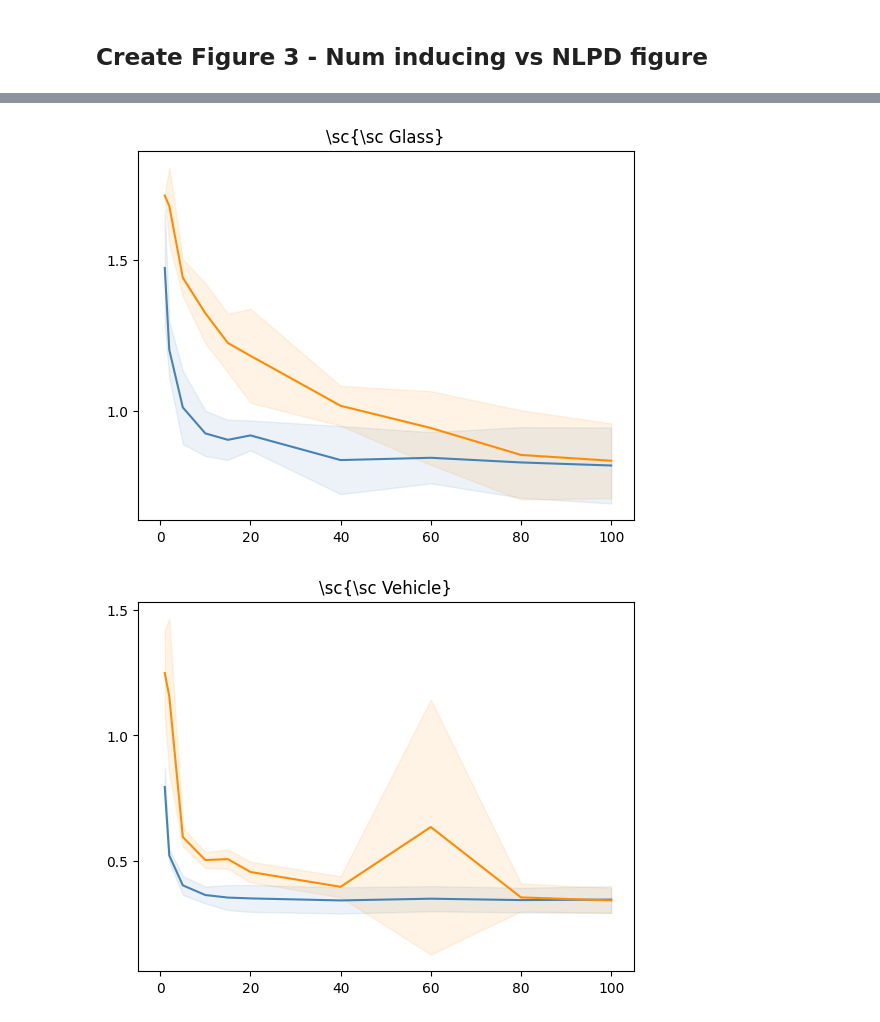
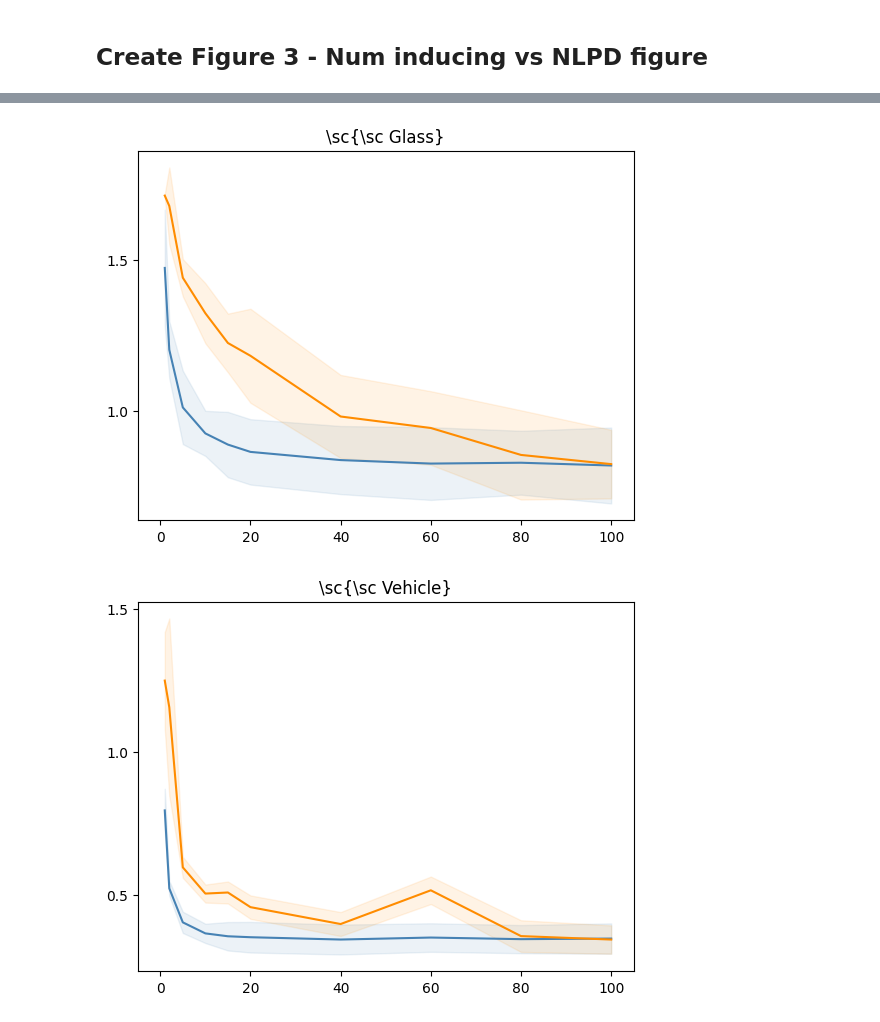
Before and after one commit to AaltoML/sfr-experiments, a Jupyter notebook: experiments/sl/media/uci-experiments-create-figs+tabs.ipynb, the cells around one changed output, grey strips where cells are left out. Drawn from its saved outputs; the diff is of its cells as text; code cells hidden in the pictures.

```diff
--- a/experiments/sl/media/uci-experiments-create-figs+tabs.ipynb
+++ b/experiments/sl/media/uci-experiments-create-figs+tabs.ipynb
@@ -558,7 +538,7 @@ Best model is GLM full GRID for satellite
 def create_figure_3(df, plot_samples: bool = False, save: bool = False):
     COLORS = {"SFR (GP) BO": "steelblue", "GP Subset (GP) BO": "darkorange"}
 
-    # Remove the vehicle seed which failed
+    # Remove the vehicle seeds which failed
     df = df[~((df["seed"].isin([17])) & (df["dataset"] == "vehicle"))]
 
     # Calculate mean and std (over seeds) for each combination of dataset and model
@@ -576,9 +556,28 @@ def create_figure_3(df, plot_samples: bool = False, save: bool = False):
         fig, ax = plt.subplots()
         for model_name in COLORS.keys():
             df_model = df_with_stats[(df_with_stats["model"] == model_name) & (df_with_stats["dataset"] == dataset)]
+            if "SFR" in model_name:
+                model_name_not_tuned = "SFR (GP)"
+            elif "GP" in model_name:
+                model_name_not_tuned = "GP Subset (GP)"
+            else:
+                model_name_not_tuned = None
+
+            df_model_not_tuned = df_with_stats[(df_with_stats["model"] == model_name_not_tuned) & (df_with_stats["dataset"] == dataset)]
+
+            means_tuned = df_model["mean"].to_numpy()
+            means_not_tuned = df_model_not_tuned["mean"].to_numpy()
+            # print(means_tuned.shape)
+            # print(means_not_tuned.shape)
+
+            means = np.min(np.stack([means_tuned, means_not_tuned], 0), 0)
+            means_idx = np.argmin(np.stack([means_tuned, means_not_tuned], 0), 0)
+            means_std = np.where(means_idx, df_model_not_tuned["std"],  df_model["std"])
+
             ax.plot(
                 df_model["num_inducing_percent"].to_numpy(),
-                df_model["mean"].to_numpy(),
+                # df_model["mean"].to_numpy(),
+                means,
                 color=COLORS[model_name],
                 label=model_name,
             )
@@ -594,8 +593,10 @@ def create_figure_3(df, plot_samples: bool = False, save: bool = False):
                 ax.legend()
             ax.fill_between(
                 df_model["num_inducing_percent"].to_numpy(),
-                df_model["mean"].to_numpy() - df_model["std"].to_numpy(),
-                df_model["mean"].to_numpy() + df_model["std"].to_numpy(),
+                means - means_std,
+                means + means_std,
+                # df_model["mean"].to_numpy() - df_model["std"].to_numpy(),
+                # df_model["mean"].to_numpy() + df_model["std"].to_numpy(),
                 alpha=0.1,
                 color=COLORS[model_name],
             )
@@ -622,2 +623,2 @@ create_figure_3(df, plot_samples=False, save=True)
-[figure, old version]
+[figure, new version]
-[figure, old version]
+[figure, new version]
```
Also changed, not shown: parts of 4 cells of this notebook, 17 other files.
